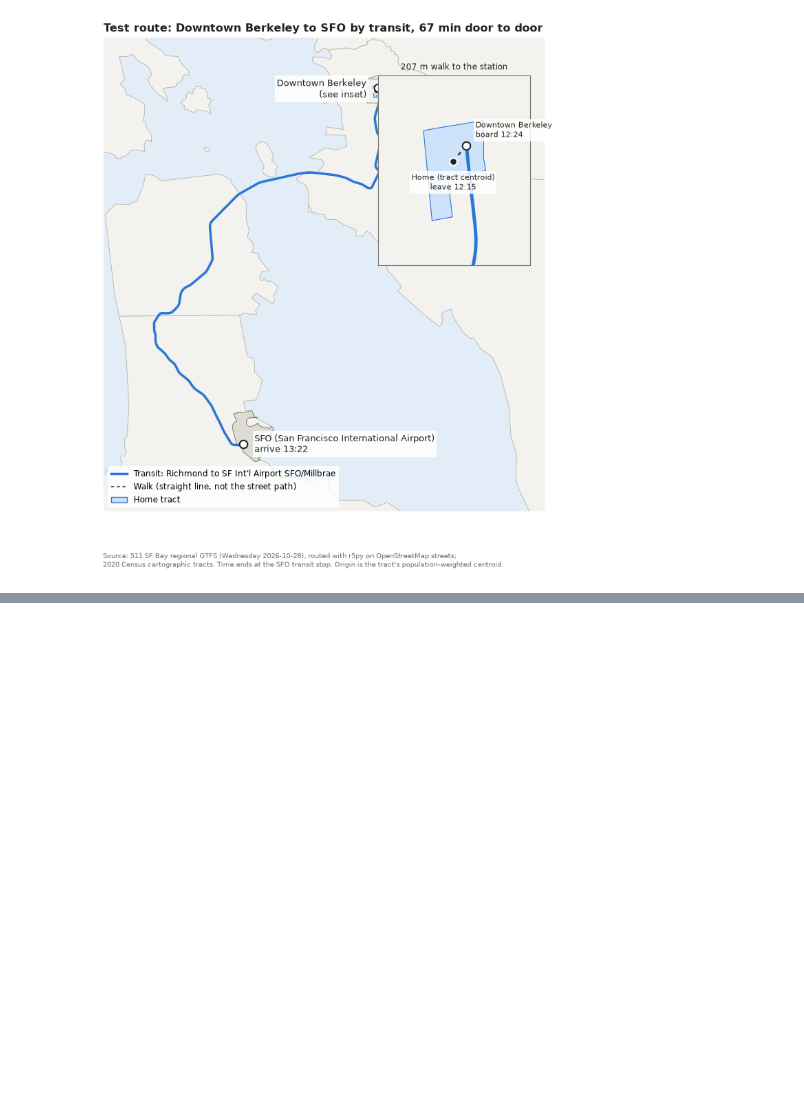
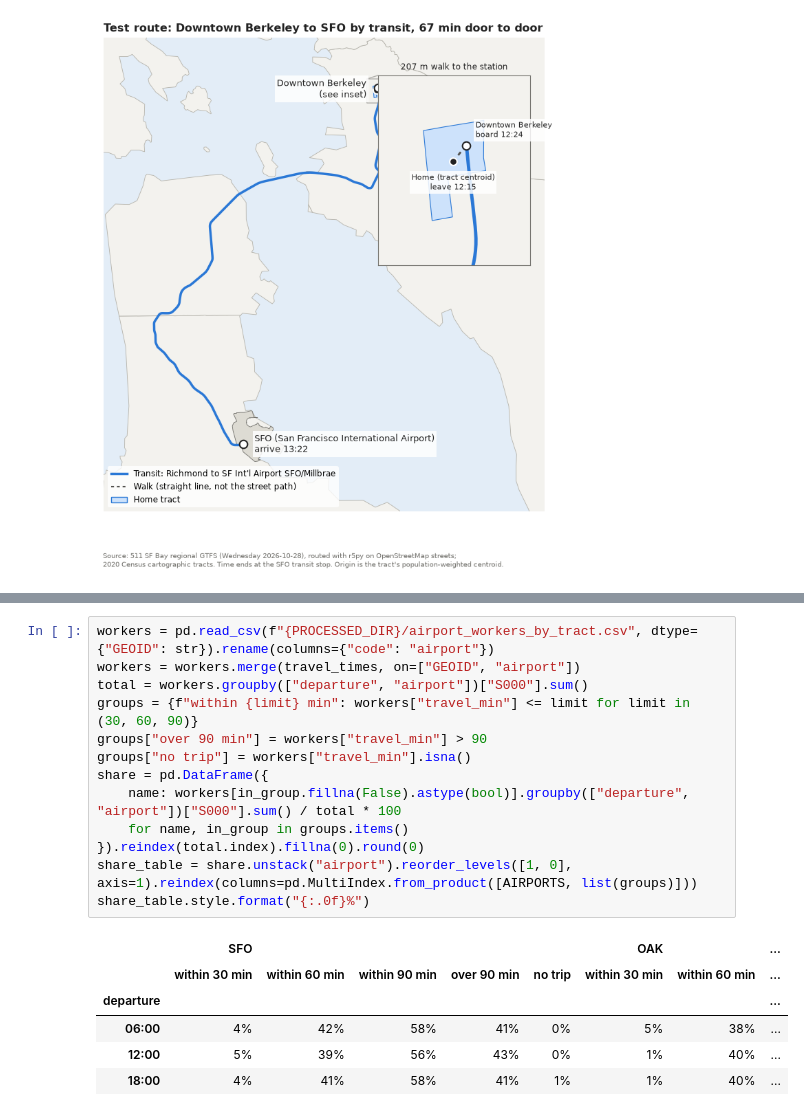
Before and after one commit to aditchintamaneni/AirportTransitFeasibility, a Jupyter notebook: gtfs_transit.ipynb, the cells around one changed output, grey strips where cells are left out. Drawn from its saved outputs; the diff is of its cells as text; blank space fills up the shorter version.

```diff
--- a/gtfs_transit.ipynb
+++ b/gtfs_transit.ipynb
@@ -323,0 +377,20 @@ fig.savefig(f"{OUTPUT_DIR}/test_route_berkeley_sfo.png", dpi=300)
+# %%
+workers = pd.read_csv(f"{PROCESSED_DIR}/airport_workers_by_tract.csv", dtype={"GEOID": str}).rename(columns={"code": "airport"})
+workers = workers.merge(travel_times, on=["GEOID", "airport"])
+total = workers.groupby(["departure", "airport"])["S000"].sum()
+groups = {f"within {limit} min": workers["travel_min"] <= limit for limit in (30, 60, 90)}
+groups["over 90 min"] = workers["travel_min"] > 90
+groups["no trip"] = workers["travel_min"].isna()
+share = pd.DataFrame({
+    name: workers[in_group.fillna(False).astype(bool)].groupby(["departure", "airport"])["S000"].sum() / total * 100
+    for name, in_group in groups.items()
+}).reindex(total.index).fillna(0).round(0)
+share_table = share.unstack("airport").reorder_levels([1, 0], axis=1).reindex(columns=pd.MultiIndex.from_product([AIRPORTS, list(groups)]))
+share_table.style.format("{:.0f}%")
+# %% [output]
+|  | SFO |  |  |  |  | OAK |  | ... |
+|  | within 30 min | within 60 min | within 90 min | over 90 min | no trip | within 30 min | within 60 min | ... |
+| departure |  |  |  |  |  |  |  | ... |
+| 06:00 | 4% | 42% | 58% | 41% | 0% | 5% | 38% | ... |
+| 12:00 | 5% | 39% | 56% | 43% | 0% | 1% | 40% | ... |
+| 18:00 | 4% | 41% | 58% | 41% | 1% | 1% | 40% | ... |
```
Also changed, not shown: parts of 7 cells of this notebook, 2 other files.
